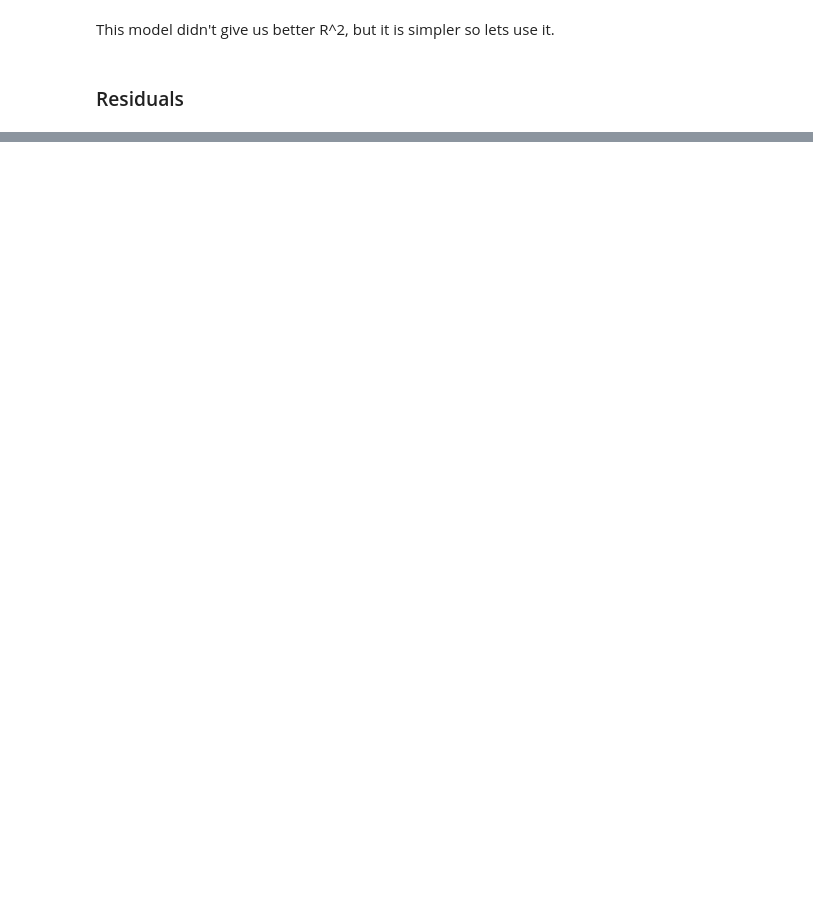
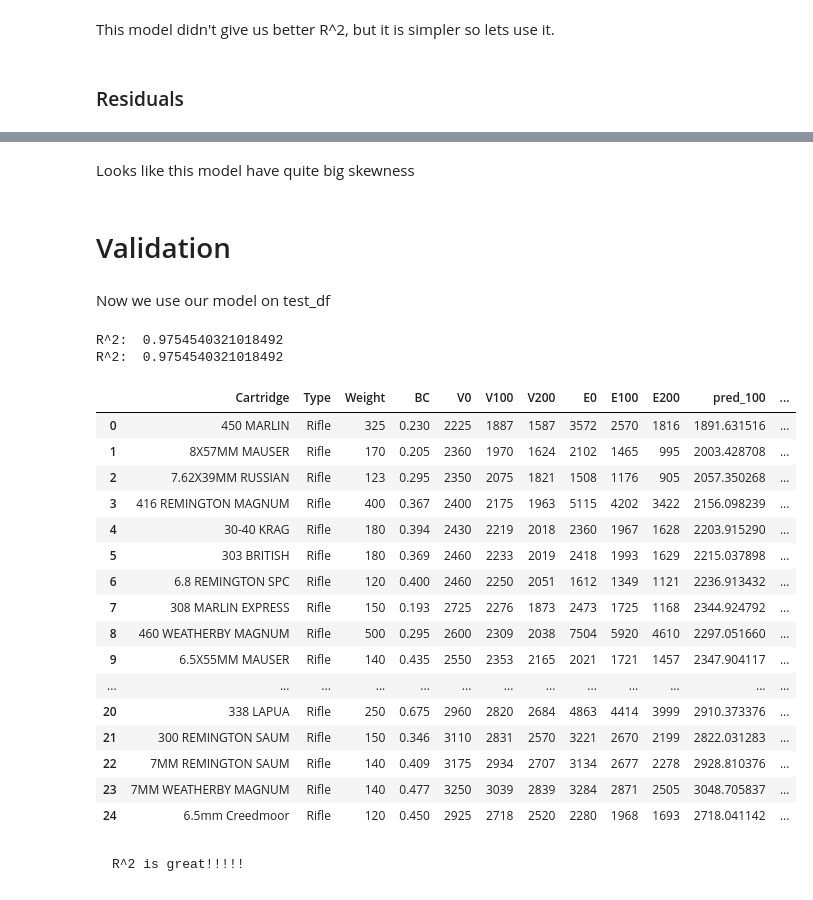
Before and after one commit to OstapVando/BALISTICS_analysis, a Jupyter notebook: main.ipynb, the cells around one changed output, grey strips where cells are left out. Saved outputs shown, nothing was run; the diff lists cells and outputs as text; code cells hidden in the pictures; blank space fills up the shorter version.

Commit message:
Validation

```diff
--- a/main.ipynb
+++ b/main.ipynb
@@ -326,0 +337,78 @@ Residuals skew =  -1.205
+# %% [markdown]
+Looks like this model have quite big skewness
+# %% [markdown]
+# Validation
+# %% [markdown]
+Now we use our model on test_df
+# %%
+#function to make prediction for any distance
+def predict (BC, V0, Dist):
+    K = model_df['coef']['const'] + model_df['coef']['BC']*BC + model_df['coef']['V0']*V0
+    V = V0 + K*Dist
+    ret = [K, V]
+    return ret
+
+#func to work directly with test_df
+def predModel(df, dist, name, K_name):
+
+    #Series for predicted values
+    predicted_V = pd.Series(dtype=float)
+    predicted_K = pd.Series(dtype=float)
+
+    #fill series with predicted data for distance=100 feets
+    for i in range(0, len(df)):
+        ret = predict(df['BC'][i], df['V0'][i], dist)
+        K = pd.Series(data=ret[0])
+        V = pd.Series(data=ret[1])
+
+        predicted_V = predicted_V.append(V, ignore_index=True)
+        predicted_K = predicted_K.append(K, ignore_index=True)
+    test_df[name] = predicted_V.values
+    test_df[K_name] = predicted_K.values
+
+    #Calculate R^2 for test_df
+    temporary_df = test_df.filter(['BC', 'V0', K_name], axis=1)
+    temporary_df = temporary_df.astype(float)
+
+    #100 feets
+    X = temporary_df.drop(columns=[K_name])
+    y = temporary_df[K_name]
+
+    #what we've get:
+    print('R^2: ', model.score(X, y))
+
+
+
+
+
+
+
+    #Let's do it!!!
+predModel(test_df, dist=100, name='pred_100', K_name='K100')
+predModel(test_df, dist=200, name='pred_200', K_name='K200')
+test_df
+
+
+#plt.scatter()
+# %% [output]
+R^2:  0.9754540321018492
+R^2:  0.9754540321018492
+|  | Cartridge | Type | Weight | BC | V0 | V100 | V200 | E0 | E100 | E200 | pred_100 | ... |
+| 0 | 450 MARLIN | Rifle | 325 | 0.230 | 2225 | 1887 | 1587 | 3572 | 2570 | 1816 | 1891.631516 | ... |
+| 1 | 8X57MM MAUSER | Rifle | 170 | 0.205 | 2360 | 1970 | 1624 | 2102 | 1465 | 995 | 2003.428708 | ... |
+| 2 | 7.62X39MM RUSSIAN | Rifle | 123 | 0.295 | 2350 | 2075 | 1821 | 1508 | 1176 | 905 | 2057.350268 | ... |
+| 3 | 416 REMINGTON MAGNUM | Rifle | 400 | 0.367 | 2400 | 2175 | 1963 | 5115 | 4202 | 3422 | 2156.098239 | ... |
+| 4 | 30-40 KRAG | Rifle | 180 | 0.394 | 2430 | 2219 | 2018 | 2360 | 1967 | 1628 | 2203.915290 | ... |
+| 5 | 303 BRITISH | Rifle | 180 | 0.369 | 2460 | 2233 | 2019 | 2418 | 1993 | 1629 | 2215.037898 | ... |
+| 6 | 6.8 REMINGTON SPC | Rifle | 120 | 0.400 | 2460 | 2250 | 2051 | 1612 | 1349 | 1121 | 2236.913432 | ... |
+| 7 | 308 MARLIN EXPRESS | Rifle | 150 | 0.193 | 2725 | 2276 | 1873 | 2473 | 1725 | 1168 | 2344.924792 | ... |
+| 8 | 460 WEATHERBY MAGNUM | Rifle | 500 | 0.295 | 2600 | 2309 | 2038 | 7504 | 5920 | 4610 | 2297.051660 | ... |
+| 9 | 6.5X55MM MAUSER | Rifle | 140 | 0.435 | 2550 | 2353 | 2165 | 2021 | 1721 | 1457 | 2347.904117 | ... |
+| ... | ... | ... | ... | ... | ... | ... | ... | ... | ... | ... | ... | ... |
+| 20 | 338 LAPUA | Rifle | 250 | 0.675 | 2960 | 2820 | 2684 | 4863 | 4414 | 3999 | 2910.373376 | ... |
+| 21 | 300 REMINGTON SAUM | Rifle | 150 | 0.346 | 3110 | 2831 | 2570 | 3221 | 2670 | 2199 | 2822.031283 | ... |
+| 22 | 7MM REMINGTON SAUM | Rifle | 140 | 0.409 | 3175 | 2934 | 2707 | 3134 | 2677 | 2278 | 2928.810376 | ... |
+| 23 | 7MM WEATHERBY MAGNUM | Rifle | 140 | 0.477 | 3250 | 3039 | 2839 | 3284 | 2871 | 2505 | 3048.705837 | ... |
+| 24 | 6.5mm Creedmoor | Rifle | 120 | 0.450 | 2925 | 2718 | 2520 | 2280 | 1968 | 1693 | 2718.041142 | ... |
+# %% [markdown]
+    R^2 is great!!!!!
```
Also changed, not shown: parts of 16 cells of this notebook.
